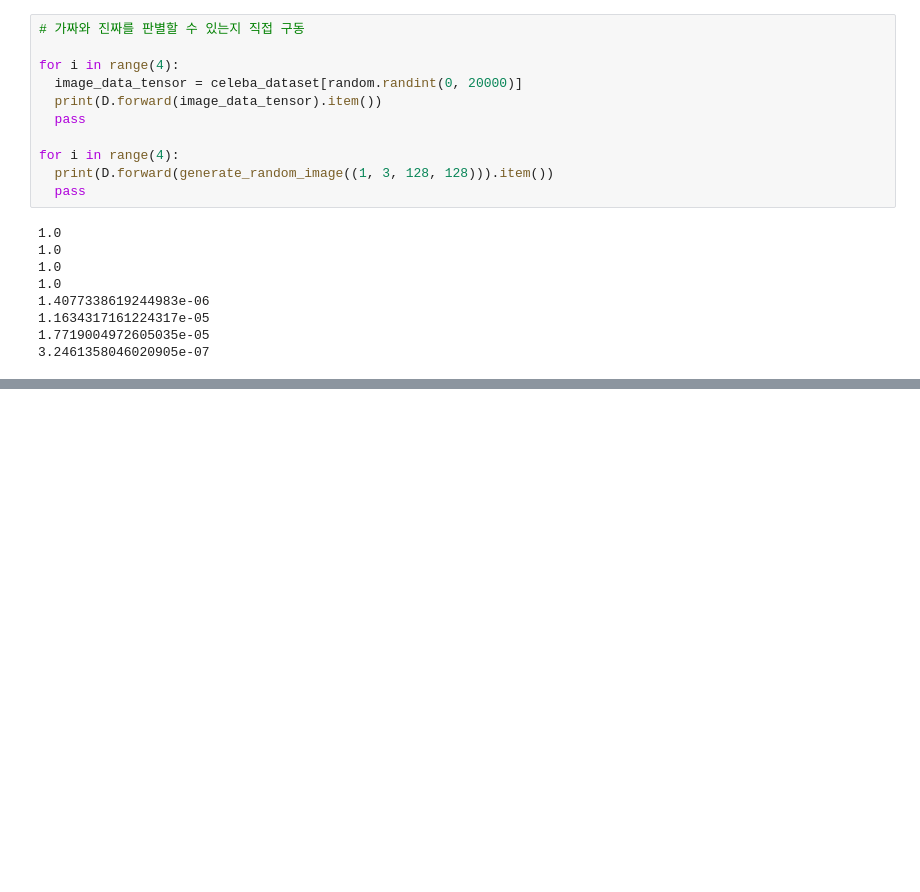
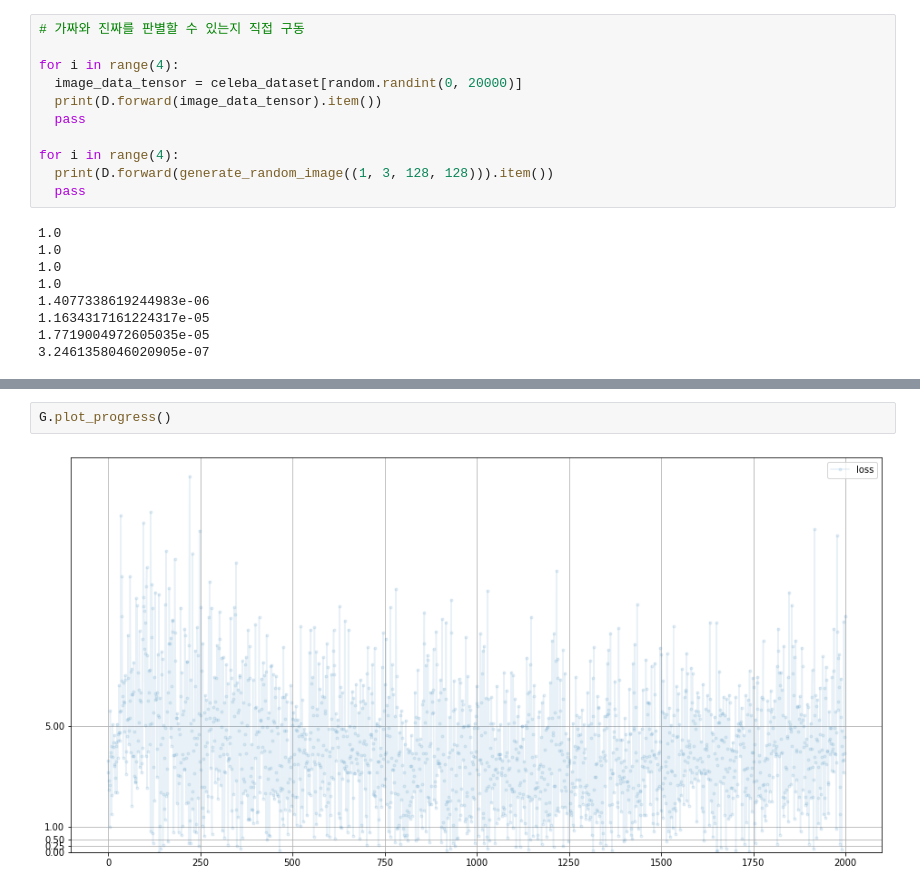
Before and after one commit to rpdahxn/MakeYourFirstGANWithPyTorch, a Jupyter notebook: 14_gan_cnn_celeba.ipynb, the cells around one changed output, grey strips where cells are left out. Drawn from its saved outputs; the diff is of its cells as text; blank space fills up the shorter version.

```diff
--- a/14_gan_cnn_celeba.ipynb
+++ b/14_gan_cnn_celeba.ipynb
@@ -199,0 +345,4 @@ for i in range(4):
+# %%
+G.plot_progress()
+# %% [output]
+[figure, added]
```
Also changed, not shown: parts of 12 cells of this notebook.
